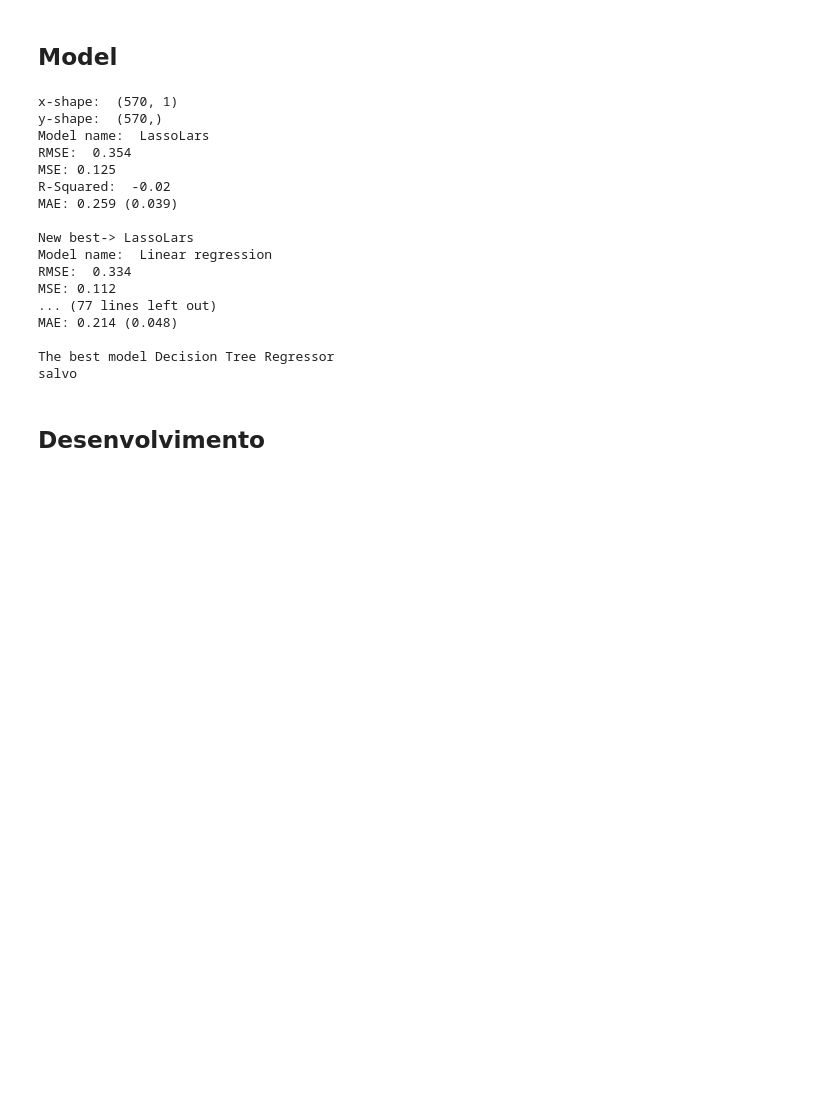
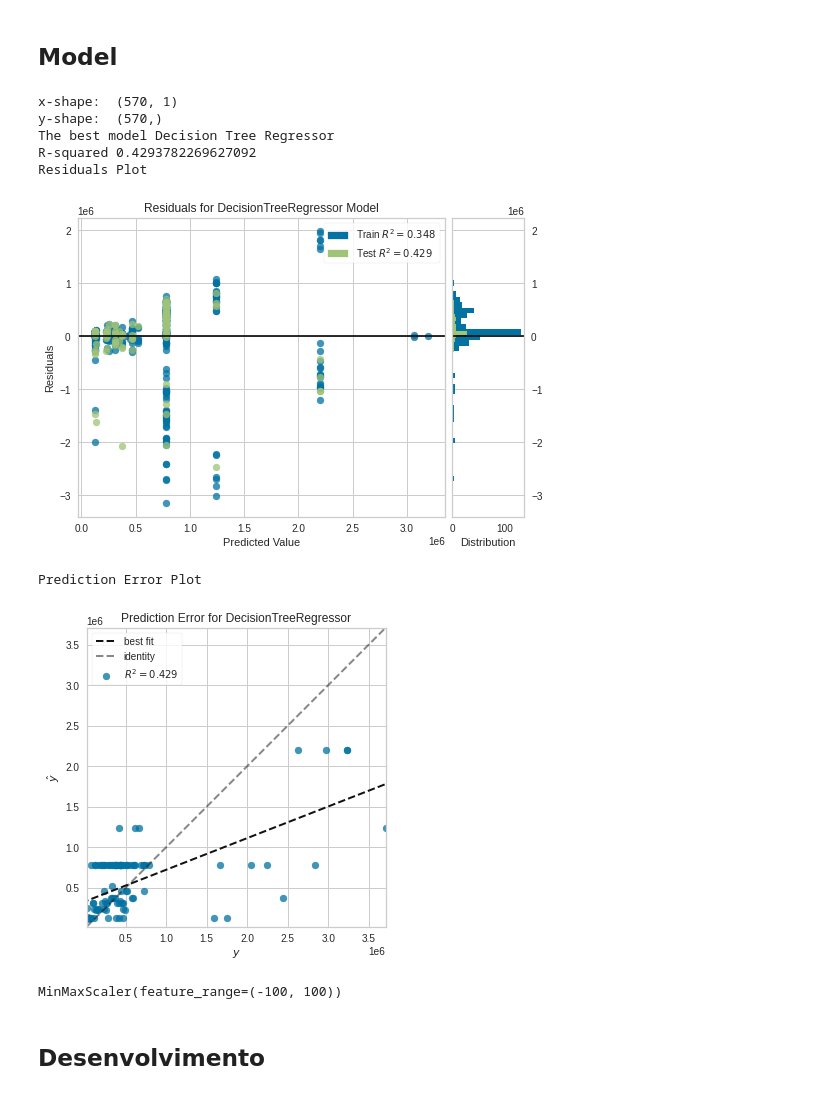
Before and after one commit to Matheus73/jogoEconomiaSensata, a Jupyter notebook: research/make_models.ipynb, the cells around one changed output. Saved outputs shown, nothing was run; the diff lists cells and outputs as text; code cells hidden in the pictures; blank space fills up the shorter version.

Commit message:
:chart_with_upwards_trend: plotar gráficos dos modelos

```diff
--- a/research/make_models.ipynb
+++ b/research/make_models.ipynb
@@ -99,13 +101,12 @@ def get_the_best_model(input,output):
 
     data = pd.concat([data_input,data_output],axis=1)
 
-    len_in = len(data_input.columns)
-    len_out = len(data_output.columns)
 
-    data = normalizer.fit_transform(np.nan_to_num(data.values))
 
-    x = data[:,0:len_in]
-    y = data[:,len_in:len_in+len_out]
+    data = normalizer.fit_transform(np.nan_to_num(data_input.values))
+
+    x = data
+    y = data_output.values
     y =np.ravel(y)
     print("x-shape: ", x.shape)
     print("y-shape: ", y.shape)
@@ -116,10 +117,9 @@ def get_the_best_model(input,output):
     y_test_predict = dict()
     y_mse = dict()
 
-    the_best ={"RMSE":10, "MSE": 10, "MAE": 10, "R_squared": -1, 'model':dict() }
+    the_best ={"R_squared": -1, 'model':dict() }
 
     for name, estimator in MODELS.items():
-        print("Model name: ", name)
         try:
             if(name =='LGBMRegressor'):
                 estimator.fit(X_train, y_train)
@@ -145,20 +145,27 @@ def get_the_best_model(input,output):
         RMSE = np.sqrt(MSE)
         R_squared = r2_score(y_true, y_test_predict[name],multioutput="variance_weighted")
         MAE = np.mean(n_scores)
-        print("RMSE: ", np.round(RMSE, 3))
-        print("MSE:" , np.round(MSE,3))
-        print("R-Squared: ", np.round(R_squared, 3))
-        print(f"MAE: {np.round(MAE,3)} ({np.round(np.std(n_scores),3)})")
-        print()
 
-        if(RMSE < the_best.get('RMSE') and MSE<the_best.get('MSE') and ( (1-R_squared)>0 and R_squared> the_best.get('R_squared') ) ):
-            print("New best->", name)
+        if(R_squared> the_best.get('R_squared')):
             the_best['RMSE'] = RMSE
             the_best['MSE'] = MSE
             the_best['R_squared']= R_squared
             the_best['model']={'name':name, 'estimator': estimator}
 
     print('The best model',the_best.get('model').get('name'))
+    print("R-squared", the_best.get("R_squared"))
+    try:
+        # Making the Residuals Plot
+        print("Residuals Plot")
+        residuals_plot(the_best.get('model').get('estimator'), X_train, y_train, X_test, y_test)
+    except:
+        print()
+    try:
+        # Making the Prediction Error Plot
+        print("Prediction Error Plot")
+        prediction_error(the_best.get('model').get('estimator'), X_train, y_train, X_test, y_test)
+    except:
+        print()
 
     return [the_best.get('model').get('estimator'), normalizer]
 # %%
@@ -363,22 +347,17 @@ df_outputs_ciencia=df_outputs_ciencia.groupby(level=0).sum()
 ## Model
 # %%
 model_ciencia,normalizer_ciencia=get_the_best_model(df_inputs_ciencia, df_outputs_ciencia)
-save('ciencia',model_ciencia,normalizer_ciencia)
 # %% [output]
 x-shape:  (570, 1)
 y-shape:  (570,)
-Model name:  LassoLars
-RMSE:  0.354
-MSE: 0.125
-R-Squared:  -0.02
-MAE: 0.259 (0.039)
-
-New best-> LassoLars
-Model name:  Linear regression
-RMSE:  0.334
-MSE: 0.112
-... (77 lines left out)
-MAE: 0.214 (0.048)
-
 The best model Decision Tree Regressor
-salvo
+R-squared 0.4293782269627092
+Residuals Plot
+[figure, added]
+Prediction Error Plot
+[figure, added]
+# %%
+normalizer_out = MinMaxScaler(feature_range = (-100, 100))
+normalizer_out.fit(get_data(df_outputs_saude))
+# %% [output]
+MinMaxScaler(feature_range=(-100, 100))
```
Also changed, not shown: parts of 27 cells of this notebook.
